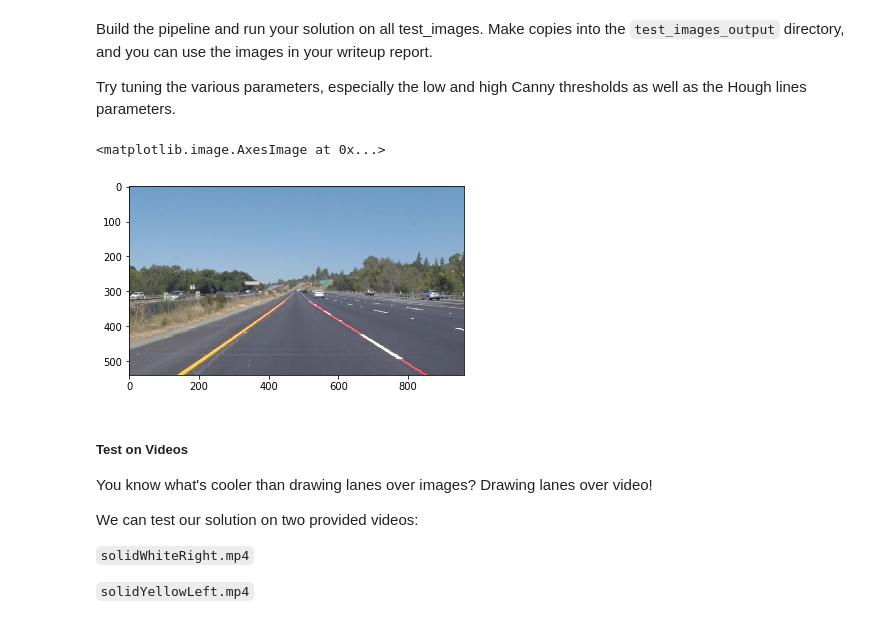
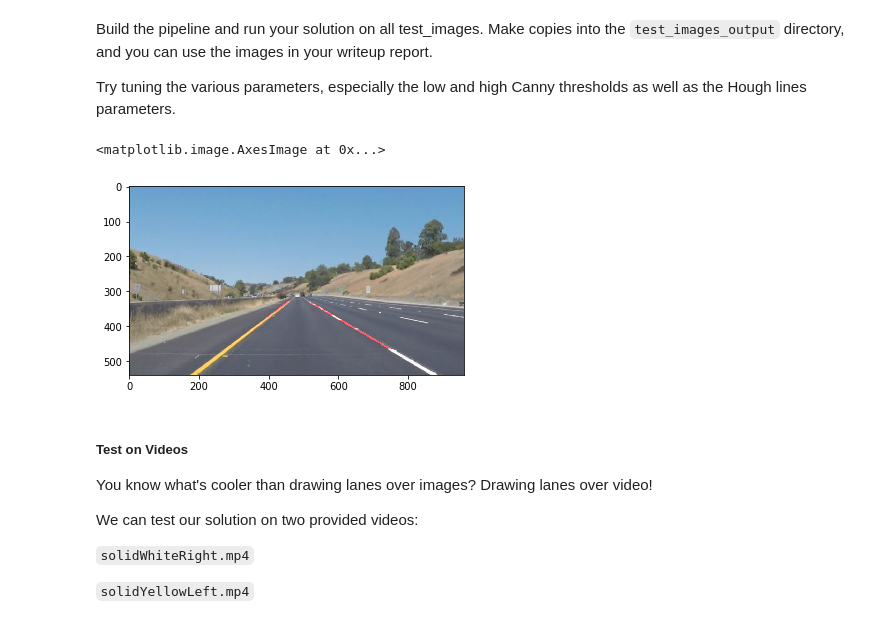
Before and after one commit to GarrettKucinski/sdnd-project-one, a Jupyter notebook: P1.ipynb, the cells around one changed output. Saved outputs shown, nothing was run; the diff lists cells and outputs as text; code cells hidden in the pictures.

```diff
--- a/P1.ipynb
+++ b/P1.ipynb
@@ -234,49 +231,44 @@ Try tuning the various parameters, especially the low and high Canny thresholds
 # %%
 # TODO: Build your pipeline that will draw lane lines on the test_images
 # then save them to the test_images_output directory.
 root_img_dir = "test_images/"
 test_imgs = []
 processed_imgs = []
 
 for i in os.listdir(root_img_dir):
     test_imgs.append(mpimg.imread("{}{}".format(root_img_dir, i)))
 
-kernel_size = 5
+vertices = np.array([[(60,t.shape[0]),(440, 320), (500, 320), (900,t.shape[0])]], dtype=np.int32)
 
-low = 50
-high = 150
+data = {
+    'kernel_size': 5,
+    'vertices': vertices,
+    'low': 50,
+    'high': 150,
+    'rho': 2, # distance resolution in pixels of the Hough grid
+    'theta': np.pi/180, # angular resolution in radians of the Hough grid
+    'threshold': 40,     # minimum number of votes (intersections in Hough grid cell)
+    'min_line_length': 100, #minimum number of pixels making up a line
+    'max_line_gap': 130    # maximum gap in pixels between connectable line segments
+}
 
-rho = 2 # distance resolution in pixels of the Hough grid
-theta = np.pi/180 # angular resolution in radians of the Hough grid
-threshold = 40     # minimum number of votes (intersections in Hough grid cell)
-min_line_length = 100 #minimum number of pixels making up a line
-max_line_gap = 130    # maximum gap in pixels between connectable line segments
-
-vertices = np.array([[(60,image.shape[0]),(440, 250), (500, 250), (image.shape[1],image.shape[0])]], dtype=np.int32)
-canny_range_data = low, high
-hough_data = rho, theta, threshold, min_line_length, max_line_gap
-
-def process(img, kernel_size, vertices, hough_data, canny_range_data):
-    low, high = canny_range_data
-    rho, theta, threshold, min_line_length, max_line_gap = hough_data
-
+def process(img, kernel_size, vertices, low, high, rho, theta, threshold, min_line_length, max_line_gap):
     gs_img = grayscale(img)
     blurred_img = gaussian_blur(gs_img, kernel_size)
     canny_img = canny(blurred_img, low, high)
     masked_img = region_of_interest(canny_img, vertices)
     hough_img = hough_lines(masked_img, rho, theta, threshold, min_line_length, max_line_gap)
     weighted = weighted_img(img, hough_img)
 
     return weighted
 
 for t in test_imgs:
-    vertices = np.array([[(60,t.shape[0]),(440, 320), (500, 320), (900,t.shape[0])]], dtype=np.int32)
-    processed_imgs.append(process(t, kernel_size, vertices, hough_data, canny_range_data))
+    processed_imgs.append(process(t, **data))
 
-plt.imshow(processed_imgs[1])
+plt.imshow(processed_imgs[4])
 # %% [output]
 <matplotlib.image.AxesImage at 0x...>
-[figure, old version]
+[figure, new version]
 # %% [markdown]
 ##### Test on Videos
 
```
Also changed, not shown: parts of 5 cells of this notebook, 3 other files.
